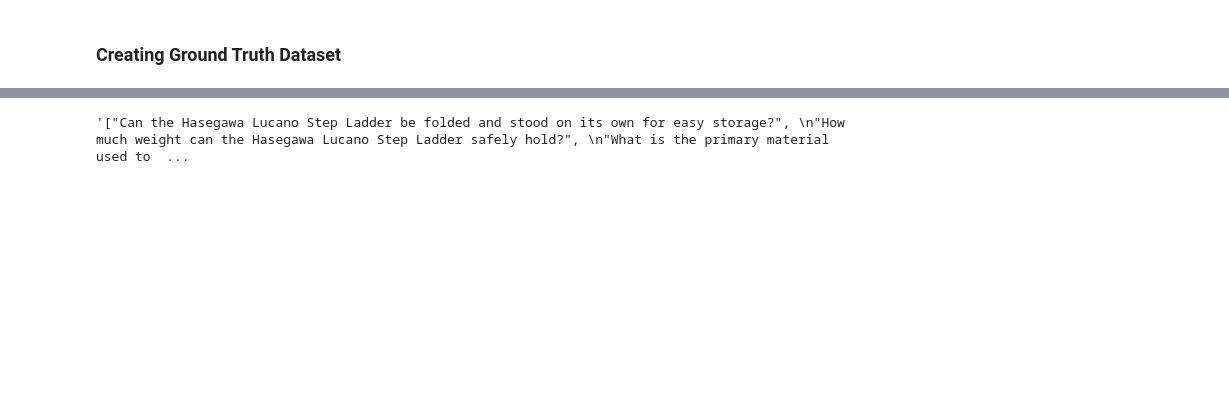
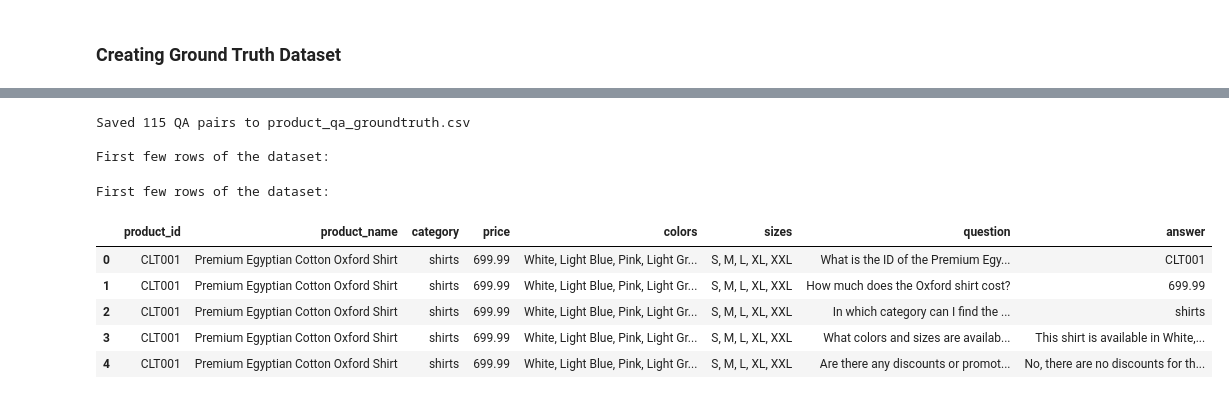
Before and after one commit to alicia263/E-commerce_chatbot, a Jupyter notebook: notebooks/ground-truth-data.ipynb, the cells around one changed output, grey strips where cells are left out. Cells and saved outputs as stored; diff of their text form; code cells hidden in the pictures; blank space fills up the shorter version.

```diff
--- a/notebooks/ground-truth-data.ipynb
+++ b/notebooks/ground-truth-data.ipynb
@@ -135,11 +121,0 @@ product
-# %%
-client = Groq()
-response = client.chat.completions.create(
-        model="llama-3.1-70b-versatile",
-        messages=[{"role": "user", "content": prompt}]
-    )
-
-json_response = response.choices[0].message.content
-json_response
-# %% [output]
-'["Can the Hasegawa Lucano Step Ladder be folded and stood on its own for easy storage?", \n"How much weight can the Hasegawa Lucano Step Ladder safely hold?", \n"What is the primary material used to  ...
@@ -165,9 +121,0 @@ def generate_questions(product):
-# %%
-results = {}
-for product in tqdm(product_details):
-    product_id = product['ID']
-    if product_id in results:
-        continue
-
-    questions = generate_questions(product)
-    results[product_id] = questions
@@ -173,0 +239,39 @@ for product in tqdm(product_details):
+# %%
+def save_dataset(qa_pairs, output_file='product_qa_groundtruth.csv'):
+    # Convert to DataFrame
+    df = pd.DataFrame(qa_pairs)
+
+    # Reorder columns to put product info first
+    column_order = [
+        'product_id', 'product_name', 'category', 'price',
+        'colors', 'sizes', 'question', 'answer'
+    ]
+    df = df[column_order]
+
+    # Save to CSV
+    df.to_csv(output_file, index=False)
+    print(f"\nSaved {len(df)} QA pairs to {output_file}")
+
+    return df
+# %%
+if __name__ == "__main__":
+    # Process the products
+    qa_pairs = process_products(product_details)
+
+    # Save and display results
+    df = save_dataset(qa_pairs)
+# %% [output]
+Saved 115 QA pairs to product_qa_groundtruth.csv
+
+First few rows of the dataset:
+# %%
+print("\nFirst few rows of the dataset:")
+df.head()
+# %% [output]
+First few rows of the dataset:
+|  | product_id | product_name | category | price | colors | sizes | question | answer |
+| 0 | CLT001 | Premium Egyptian Cotton Oxford Shirt | shirts | 699.99 | White, Light Blue, Pink, Light Gr... | S, M, L, XL, XXL | What is the ID of the Premium Egy... | CLT001 |
+| 1 | CLT001 | Premium Egyptian Cotton Oxford Shirt | shirts | 699.99 | White, Light Blue, Pink, Light Gr... | S, M, L, XL, XXL | How much does the Oxford shirt cost? | 699.99 |
+| 2 | CLT001 | Premium Egyptian Cotton Oxford Shirt | shirts | 699.99 | White, Light Blue, Pink, Light Gr... | S, M, L, XL, XXL | In which category can I find the ... | shirts |
+| 3 | CLT001 | Premium Egyptian Cotton Oxford Shirt | shirts | 699.99 | White, Light Blue, Pink, Light Gr... | S, M, L, XL, XXL | What colors and sizes are availab... | This shirt is available in White,... |
+| 4 | CLT001 | Premium Egyptian Cotton Oxford Shirt | shirts | 699.99 | White, Light Blue, Pink, Light Gr... | S, M, L, XL, XXL | Are there any discounts or promot... | No, there are no discounts for th... |
```
Also changed, not shown: parts of 15 cells of this notebook, 10 other files.
